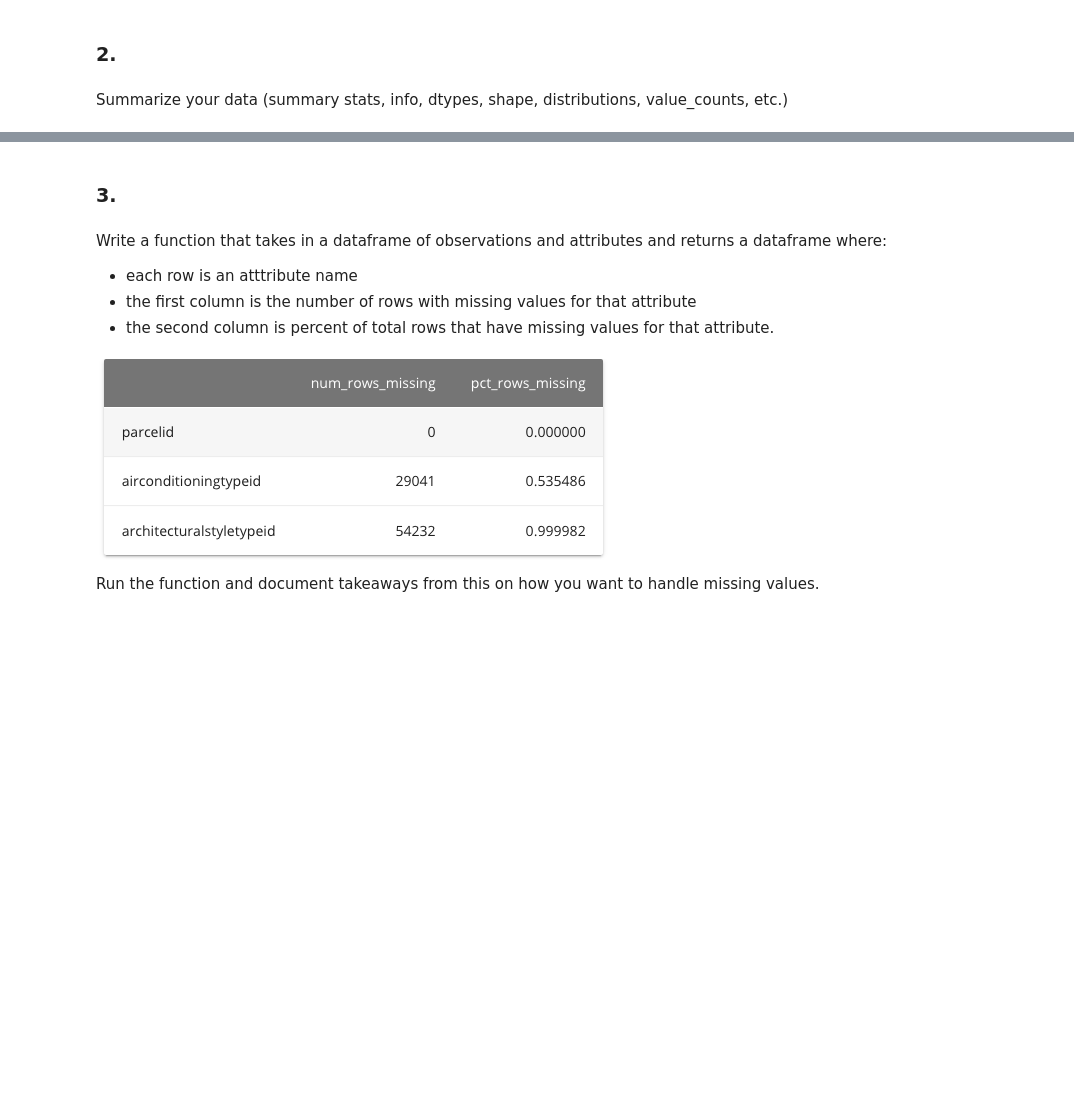
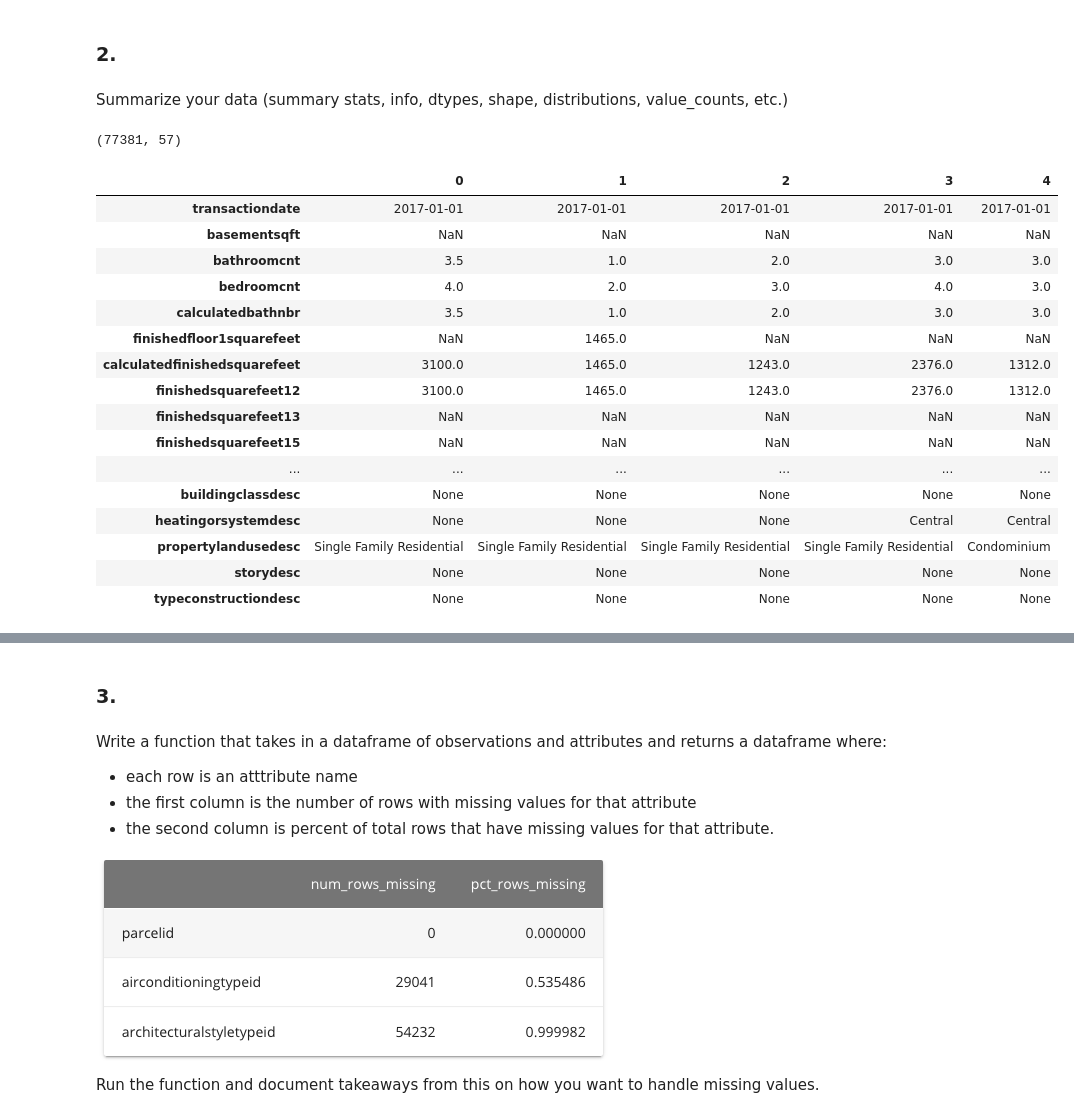
Before and after one commit to adam-talbot/clustering-exercises, a Jupyter notebook: wrangle_exercises_zillow.ipynb, the cells around one changed output, grey strips where cells are left out. Cells and saved outputs as stored; diff of their text form; code cells hidden in the pictures; blank space fills up the shorter version.

```diff
--- a/wrangle_exercises_zillow.ipynb
+++ b/wrangle_exercises_zillow.ipynb
@@ -90,3 +49,27 @@ df.columns.tolist()
 ### 2.
 # %% [markdown]
 Summarize your data (summary stats, info, dtypes, shape, distributions, value_counts, etc.)
+# %%
+df.shape
+# %% [output]
+(77381, 57)
+# %%
+df.head().T
+# %% [output]
+|  | 0 | 1 | 2 | 3 | 4 |
+| transactiondate | 2017-01-01 | 2017-01-01 | 2017-01-01 | 2017-01-01 | 2017-01-01 |
+| basementsqft | NaN | NaN | NaN | NaN | NaN |
+| bathroomcnt | 3.5 | 1.0 | 2.0 | 3.0 | 3.0 |
+| bedroomcnt | 4.0 | 2.0 | 3.0 | 4.0 | 3.0 |
+| calculatedbathnbr | 3.5 | 1.0 | 2.0 | 3.0 | 3.0 |
+| finishedfloor1squarefeet | NaN | 1465.0 | NaN | NaN | NaN |
+| calculatedfinishedsquarefeet | 3100.0 | 1465.0 | 1243.0 | 2376.0 | 1312.0 |
+| finishedsquarefeet12 | 3100.0 | 1465.0 | 1243.0 | 2376.0 | 1312.0 |
+| finishedsquarefeet13 | NaN | NaN | NaN | NaN | NaN |
+| finishedsquarefeet15 | NaN | NaN | NaN | NaN | NaN |
+| ... | ... | ... | ... | ... | ... |
+| buildingclassdesc | None | None | None | None | None |
+| heatingorsystemdesc | None | None | None | Central | Central |
+| propertylandusedesc | Single Family Residential | Single Family Residential | Single Family Residential | Single Family Residential | Condominium |
+| storydesc | None | None | None | None | None |
+| typeconstructiondesc | None | None | None | None | None |
```
Also changed, not shown: parts of 68 cells of this notebook, 3 other files.
